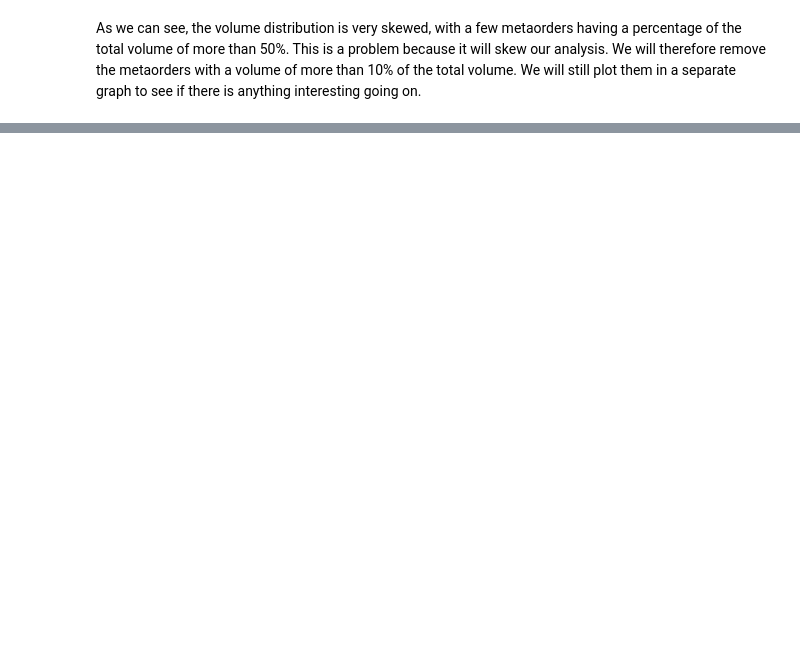
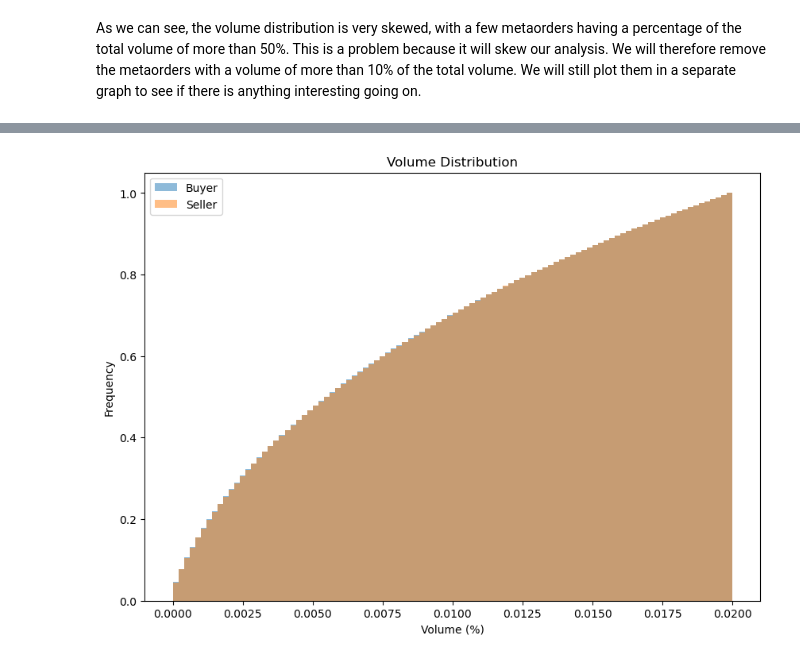
Before and after one commit to Hamzezi/FBD-Project, a Jupyter notebook: trade_impact.ipynb, the cells around one changed output, grey strips where cells are left out. Saved outputs shown, nothing was run; the diff lists cells and outputs as text; code cells hidden in the pictures; blank space fills up the shorter version.

```diff
--- a/trade_impact.ipynb
+++ b/trade_impact.ipynb
@@ -79,3 +86,26 @@ plt.show();
+# %%
+# plot volume ccdf
+plt.figure(figsize=(10, 7))
+plt.hist(df_buyer_filtered["volume_pct"],
+         bins=100,
+         label="Buyer",
+         alpha=0.5,
+         cumulative=True,
+         density=True)
+plt.hist(df_seller_filtered["volume_pct"],
+         bins=100,
+         label="Seller",
+         alpha=0.5,
+         cumulative=True,
+         density=True)
+plt.legend()
+plt.xlabel("Volume (%)")
+plt.ylabel("Frequency")
+plt.title("Volume Distribution")
+plt.savefig(os.path.join(PLT_PATH, "volume_dist_ccdf.png"))
+plt.show();
+# %% [output]
+[figure, added]
 # %%
 def volume_bins(df: pd.DataFrame, num_bins = 150):
     df = df.copy()
```
Also changed, not shown: parts of 6 cells of this notebook, 8 other files.
